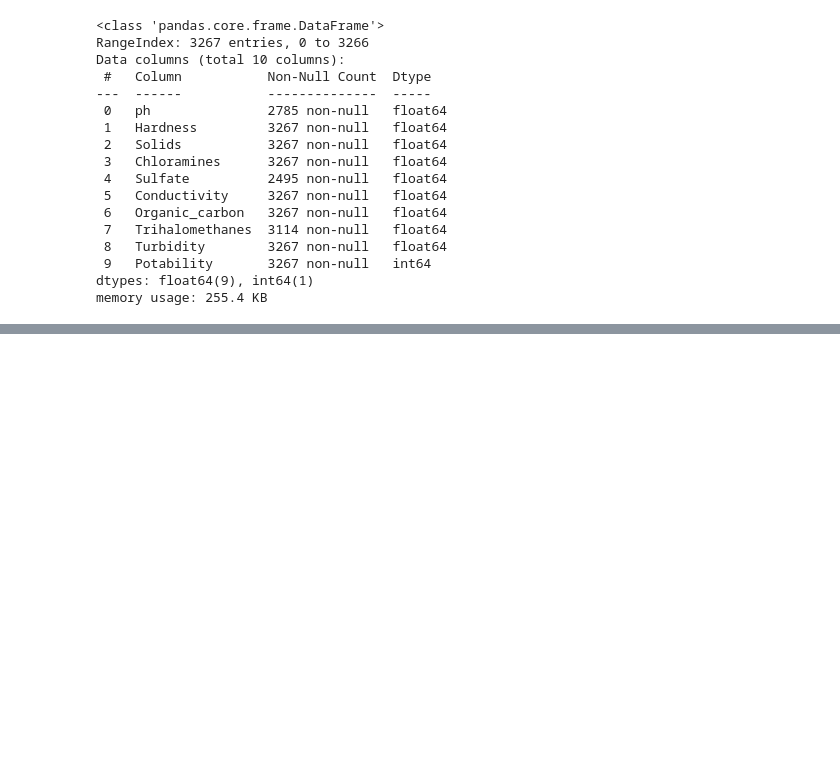
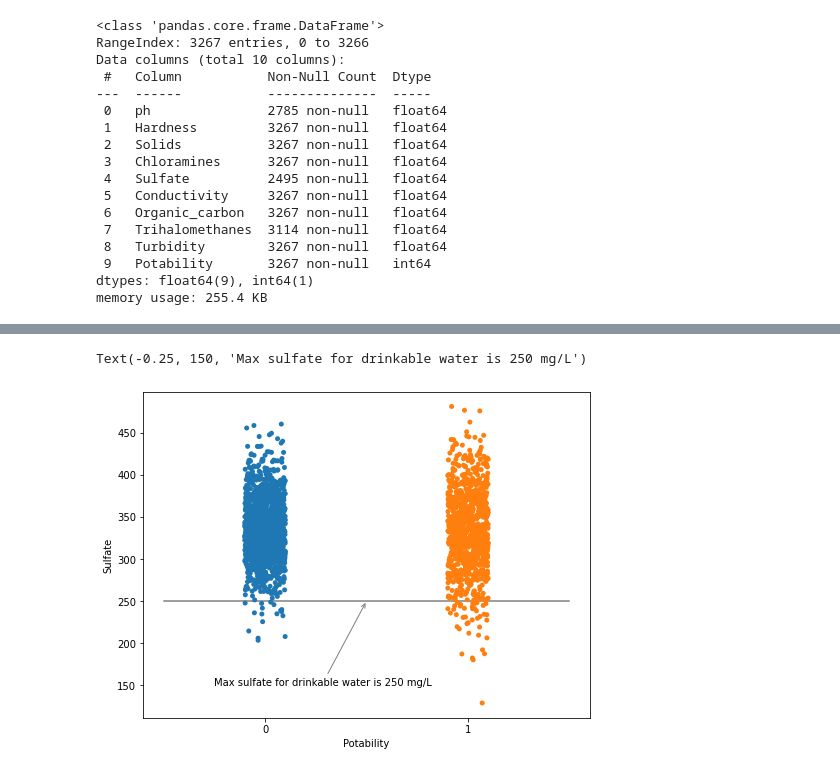
Before and after one commit to AleksanderWernik/Water_potability, a Jupyter notebook: Woda.ipynb, the cells around one changed output, grey strips where cells are left out. Saved outputs shown, nothing was run; the diff lists cells and outputs as text; code cells hidden in the pictures; blank space fills up the shorter version.

```diff
--- a/Woda.ipynb
+++ b/Woda.ipynb
@@ -218,0 +121,12 @@ weighted avg       0.52      0.54      0.52       403
+# %%
+plt.figure(figsize=(8,6))
+ax = sns.stripplot(x='Potability', y='Sulfate', data=df)
+a = [-0.5,1.5]
+b = [250,250]
+sns.lineplot(a,b, color='gray')
+ax.annotate('Max sulfate for drinkable water is 250 mg/L', xy=[0.5,250],
+           xytext=[-0.25,150],
+           arrowprops={'arrowstyle': '->', 'color':'gray'})
+# %% [output]
+Text(-0.25, 150, 'Max sulfate for drinkable water is 250 mg/L')
+[figure, added]
```
Also changed, not shown: parts of 60 cells of this notebook.
